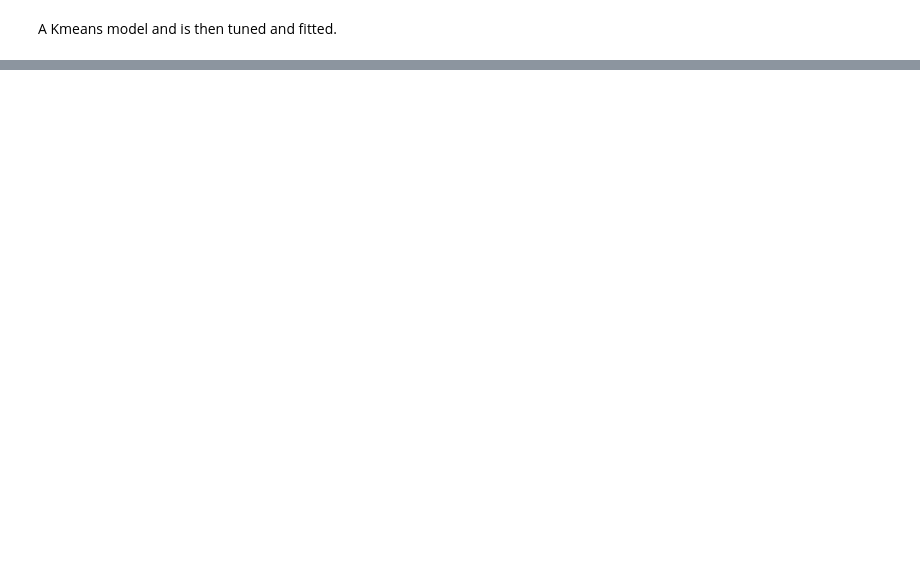
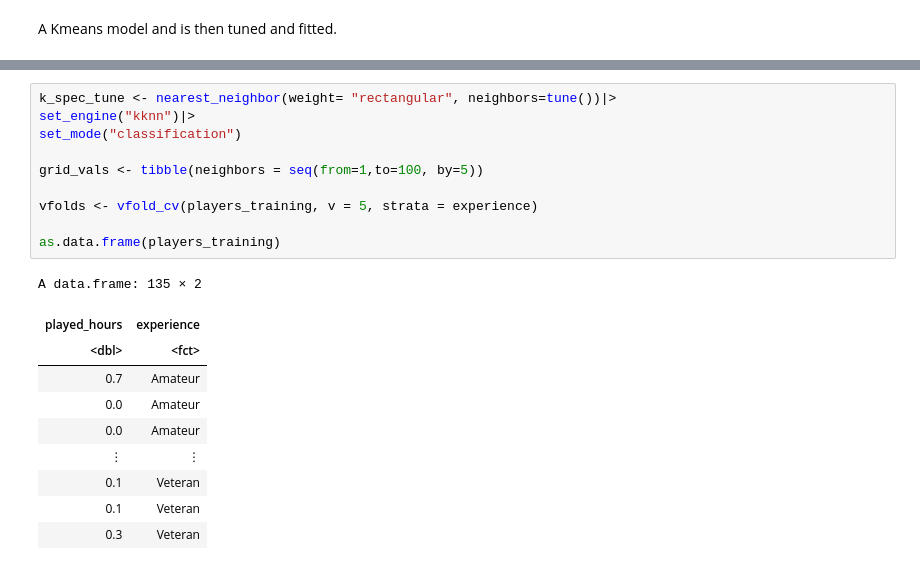
Before and after one commit to dathwal/DSCI100-Project, a Jupyter notebook: Untitled.ipynb, the cells around one changed output, grey strips where cells are left out. Cells and saved outputs as stored; diff of their text form; blank space fills up the shorter version.

```diff
--- a/Untitled.ipynb
+++ b/Untitled.ipynb
@@ -143,0 +163,21 @@ ERROR: Error in eval(expr, envir, enclos): object 'show_notes(.Last.tune.result)
+# %%
+k_spec_tune <- nearest_neighbor(weight= "rectangular", neighbors=tune())|>
+set_engine("kknn")|>
+set_mode("classification")
+
+grid_vals <- tibble(neighbors = seq(from=1,to=100, by=5))
+
+vfolds <- vfold_cv(players_training, v = 5, strata = experience)
+
+as.data.frame(players_training)
+# %% [output]
+A data.frame: 135 × 2
+| played_hours | experience |
+| <dbl> | <fct> |
+| 0.7 | Amateur |
+| 0.0 | Amateur |
+| 0.0 | Amateur |
+| ⋮ | ⋮ |
+| 0.1 | Veteran |
+| 0.1 | Veteran |
+| 0.3 | Veteran |
```
Also changed, not shown: parts of 12 cells of this notebook.
